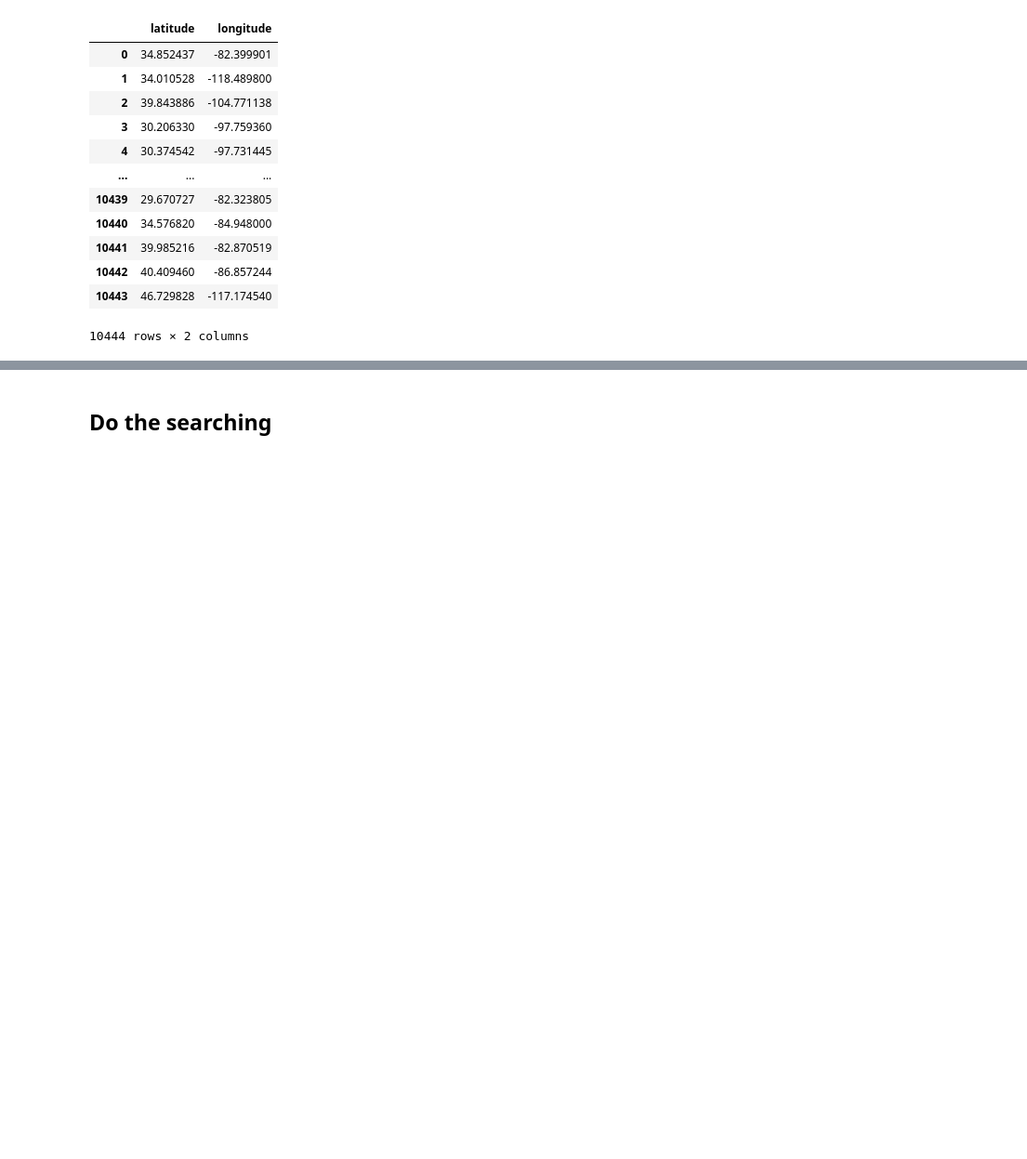
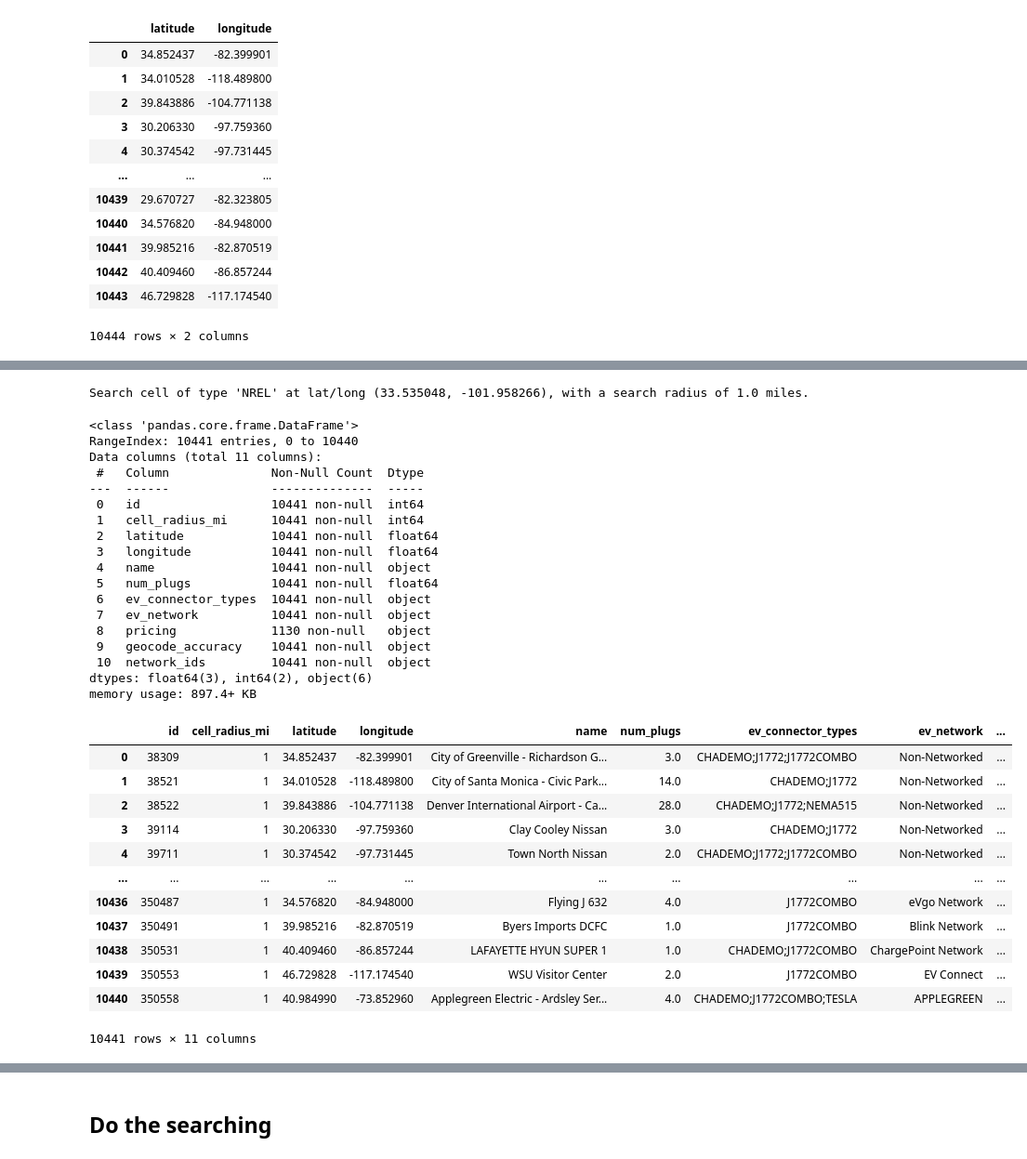
Before and after one commit to emigre459/evlens, a Jupyter notebook: notebooks/exploratory/0.3-DWRM-GCloud.ipynb, the cells around one changed output, grey strips where cells are left out. Shown at 93% size. Cells and saved outputs as stored; diff of their text form; code cells hidden in the pictures; blank space fills up the shorter version.

```diff
--- a/notebooks/exploratory/0.3-DWRM-GCloud.ipynb
+++ b/notebooks/exploratory/0.3-DWRM-GCloud.ipynb
@@ -707,0 +741,4 @@ memory usage: 163.3 KB
+# %%
+from evlens.data.google_cloud import BigQuery
+bq = BigQuery()
+bq.setup_table('plugshare', 'searchTilesNREL', '../../cloud/bq_plugshare_searchTilesTable_NREL_config.json')
@@ -707,0 +748,8 @@ memory usage: 163.3 KB
+# %%
+# Add some key assignments
+# bq = BigQuery()
+bq.set_table_keys(
+    'plugshare',
+    'searchTilesNREL',
+    "id"
+)
@@ -707,0 +758,9 @@ memory usage: 163.3 KB
+# %%
+#TODO: ETL the data we have here to match the BQ schema and insert
+query = f"""
+SELECT *
+FROM `{bq._make_table_id('plugshare', 'searchTilesNREL')}`
+LIMIT 5
+"""
+bq_search_tiles_nrel = bq.query_to_dataframe(query)
+bq_search_tiles_nrel
@@ -707,0 +812,58 @@ memory usage: 163.3 KB
+# %%
+TEST_CRITERIA[0]
+# %% [output]
+Search cell of type 'NREL' at lat/long (33.535048, -101.958266), with a search radius of 1.0 miles.
+# %%
+plug_count_columns = [
+    'ev_dc_fast_num',
+    'ev_level1_evse_num',
+    'ev_level2_evse_num'
+]
+# %%
+df = df_nrel_stations.rename(columns={
+    'station_name': 'name',
+    'ev_pricing': 'pricing',
+    'geocode_status': 'geocode_accuracy'
+    }, errors='ignore')
+
+df['cell_radius_mi'] = 1
+df['num_plugs'] = df_nrel_stations[plug_count_columns].sum(axis=1)
+df.ev_connector_types = df_nrel_stations.ev_connector_types.str.join(";")
+df['network_ids'] = df_nrel_stations.ev_network_ids.astype(str)
+
+df = df[bq_search_tiles_nrel.columns]
+
+df.info()
+df
+# %% [output]
+<class 'pandas.core.frame.DataFrame'>
+RangeIndex: 10441 entries, 0 to 10440
+Data columns (total 11 columns):
+ #   Column              Non-Null Count  Dtype
+---  ------              --------------  -----
+ 0   id                  10441 non-null  int64
+ 1   cell_radius_mi      10441 non-null  int64
+ 2   latitude            10441 non-null  float64
+ 3   longitude           10441 non-null  float64
+ 4   name                10441 non-null  object
+ 5   num_plugs           10441 non-null  float64
+ 6   ev_connector_types  10441 non-null  object
+ 7   ev_network          10441 non-null  object
+ 8   pricing             1130 non-null   object
+ 9   geocode_accuracy    10441 non-null  object
+ 10  network_ids         10441 non-null  object
+dtypes: float64(3), int64(2), object(6)
+memory usage: 897.4+ KB
+|  | id | cell_radius_mi | latitude | longitude | name | num_plugs | ev_connector_types | ev_network | ... |
+| 0 | 38309 | 1 | 34.852437 | -82.399901 | City of Greenville - Richardson G... | 3.0 | CHADEMO;J1772;J1772COMBO | Non-Networked | ... |
+| 1 | 38521 | 1 | 34.010528 | -118.489800 | City of Santa Monica - Civic Park... | 14.0 | CHADEMO;J1772 | Non-Networked | ... |
+| 2 | 38522 | 1 | 39.843886 | -104.771138 | Denver International Airport - Ca... | 28.0 | CHADEMO;J1772;NEMA515 | Non-Networked | ... |
+| 3 | 39114 | 1 | 30.206330 | -97.759360 | Clay Cooley Nissan | 3.0 | CHADEMO;J1772 | Non-Networked | ... |
+| 4 | 39711 | 1 | 30.374542 | -97.731445 | Town North Nissan | 2.0 | CHADEMO;J1772;J1772COMBO | Non-Networked | ... |
+| ... | ... | ... | ... | ... | ... | ... | ... | ... | ... |
+| 10436 | 350487 | 1 | 34.576820 | -84.948000 | Flying J 632 | 4.0 | J1772COMBO | eVgo Network | ... |
+| 10437 | 350491 | 1 | 39.985216 | -82.870519 | Byers Imports DCFC | 1.0 | J1772COMBO | Blink Network | ... |
+| 10438 | 350531 | 1 | 40.409460 | -86.857244 | LAFAYETTE HYUN SUPER 1 | 1.0 | CHADEMO;J1772COMBO | ChargePoint Network | ... |
+| 10439 | 350553 | 1 | 46.729828 | -117.174540 | WSU Visitor Center | 2.0 | J1772COMBO | EV Connect | ... |
+| 10440 | 350558 | 1 | 40.984990 | -73.852960 | Applegreen Electric - Ardsley Ser... | 4.0 | CHADEMO;J1772COMBO;TESLA | APPLEGREEN | ... |
+10441 rows × 11 columns
```
Also changed, not shown: parts of 19 cells of this notebook, 2 other files.
